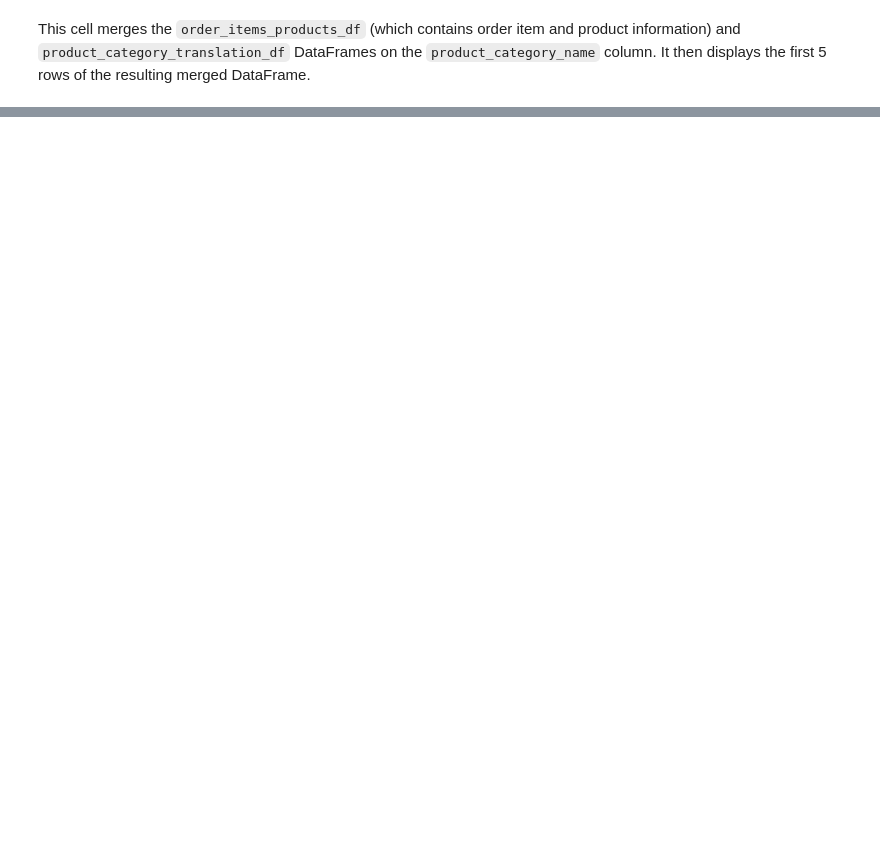
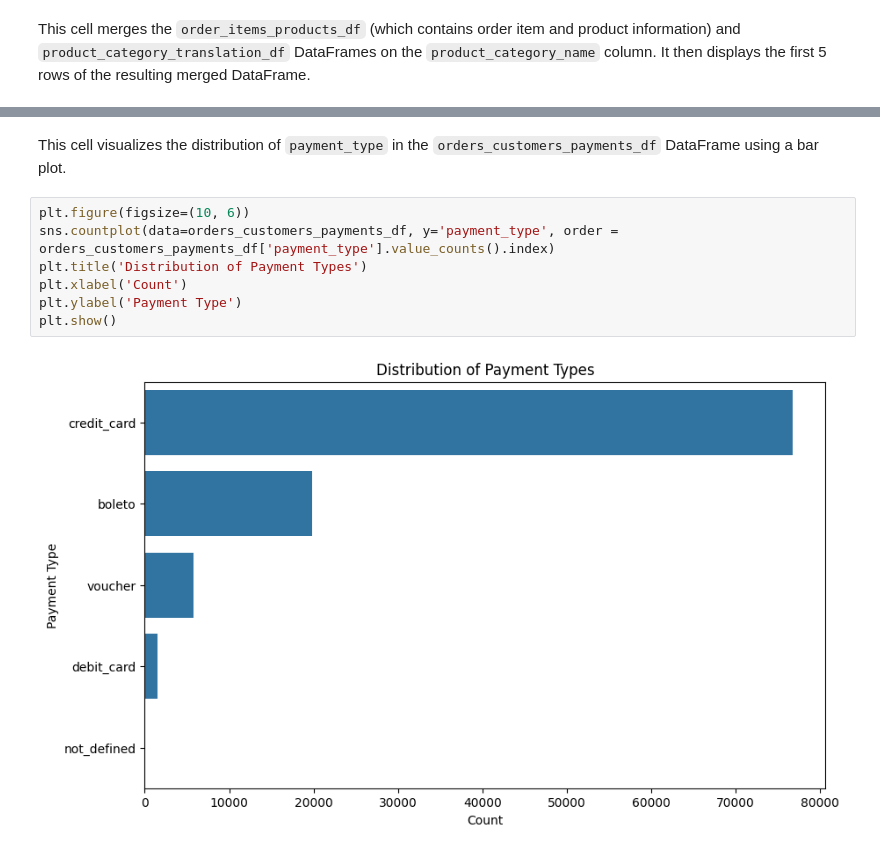
Before and after one commit to Vhakash/EDA-on-real-dataset, a Jupyter notebook: eda.ipynb, the cells around one changed output, grey strips where cells are left out. Cells and saved outputs as stored; diff of their text form; blank space fills up the shorter version.

```diff
--- a/eda.ipynb
+++ b/eda.ipynb
@@ -385,0 +404,11 @@ Merged order_items_products_df and product_category_translation_df:
+# %% [markdown]
+This cell visualizes the distribution of `payment_type` in the `orders_customers_payments_df` DataFrame using a bar plot.
+# %%
+plt.figure(figsize=(10, 6))
+sns.countplot(data=orders_customers_payments_df, y='payment_type', order = orders_customers_payments_df['payment_type'].value_counts().index)
+plt.title('Distribution of Payment Types')
+plt.xlabel('Count')
+plt.ylabel('Payment Type')
+plt.show()
+# %% [output]
+[figure, added]
```
Also changed, not shown: parts of 18 cells of this notebook.
